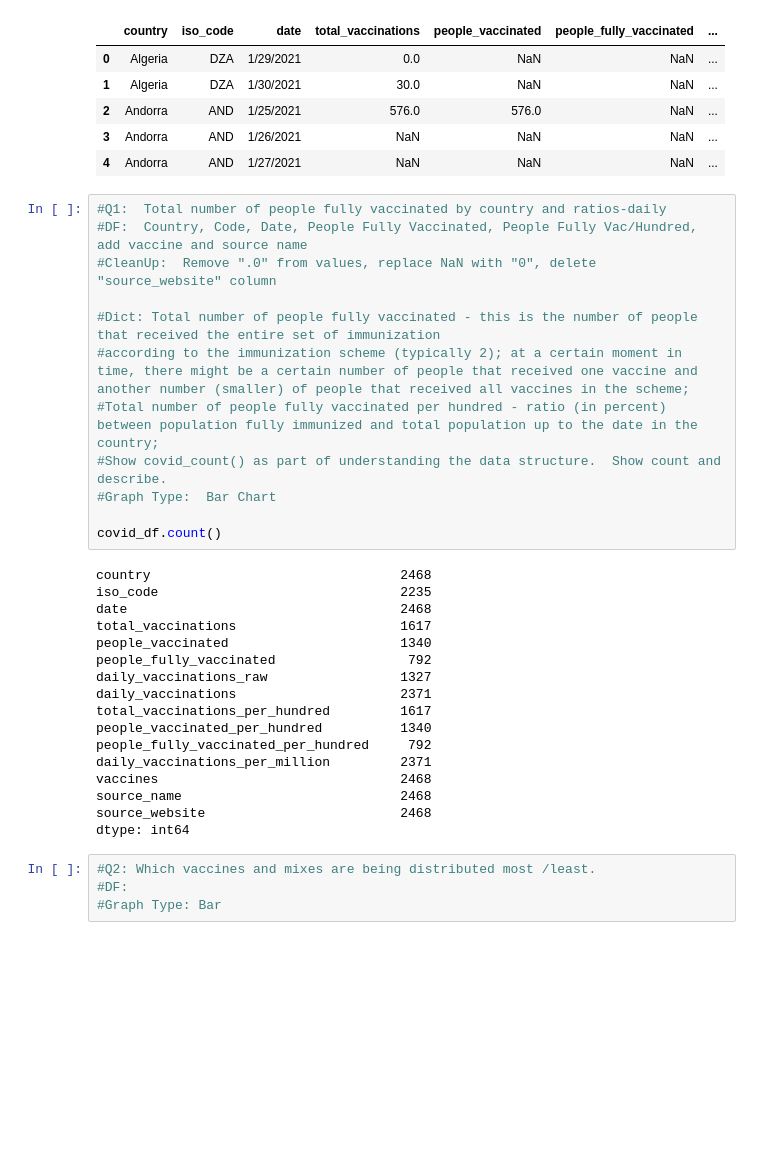
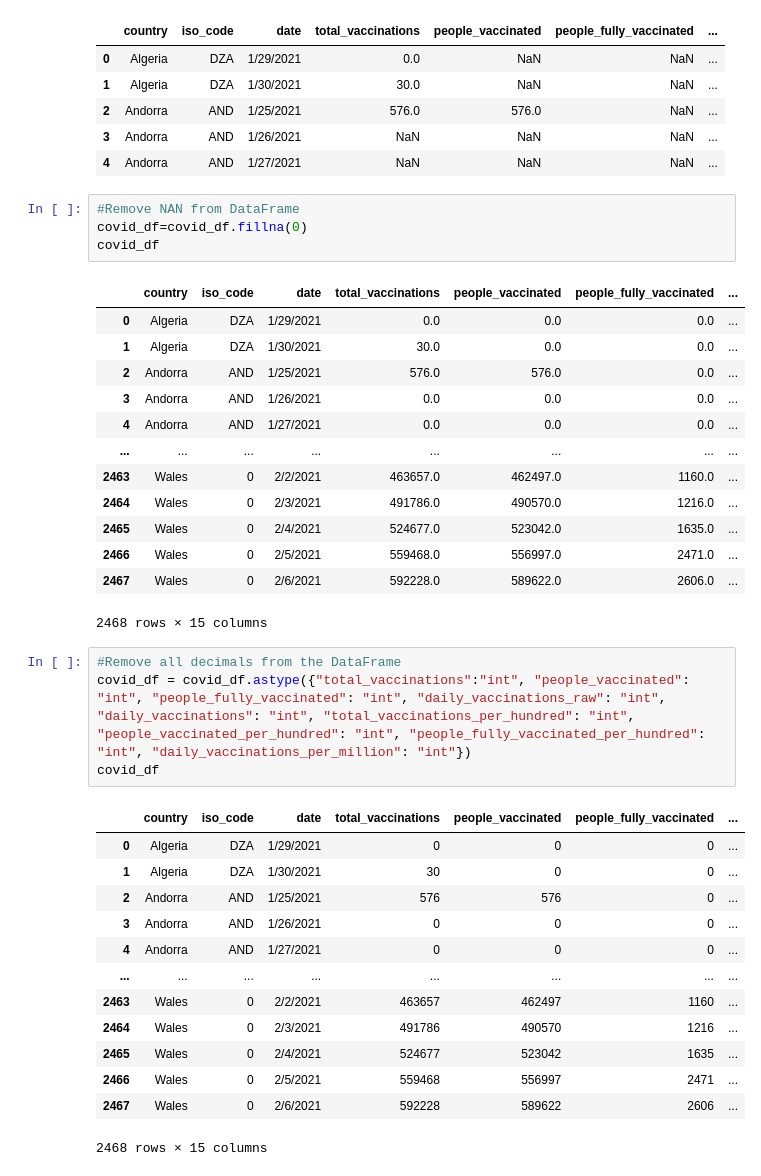
Before and after one commit to mcasiano1/Project-1, a Jupyter notebook: DataExplore_CleanUp.ipynb, the cells around one changed output. Saved outputs shown, nothing was run; the diff lists cells and outputs as text; blank space fills up the shorter version.

Commit message:
Final Push for Clean

```diff
--- a/DataExplore_CleanUp.ipynb
+++ b/DataExplore_CleanUp.ipynb
@@ -17,36 +17,39 @@ covid_df.head()
 | 2 | Andorra | AND | 1/25/2021 | 576.0 | 576.0 | NaN | ... |
 | 3 | Andorra | AND | 1/26/2021 | NaN | NaN | NaN | ... |
 | 4 | Andorra | AND | 1/27/2021 | NaN | NaN | NaN | ... |
-# %%
-#Q1:  Total number of people fully vaccinated by country and ratios-daily
-#DF:  Country, Code, Date, People Fully Vaccinated, People Fully Vac/Hundred, add vaccine and source name
-#CleanUp:  Remove ".0" from values, replace NaN with "0", delete "source_website" column
-
-#Dict: Total number of people fully vaccinated - this is the number of people that received the entire set of immunization
-#according to the immunization scheme (typically 2); at a certain moment in time, there might be a certain number of people that received one vaccine and another number (smaller) of people that received all vaccines in the scheme;
-#Total number of people fully vaccinated per hundred - ratio (in percent) between population fully immunized and total population up to the date in the country;
-#Show covid_count() as part of understanding the data structure.  Show count and describe.
-#Graph Type:  Bar Chart
-
-covid_df.count()
-# %% [output]
-country                                2468
-iso_code                               2235
-date                                   2468
-total_vaccinations                     1617
-people_vaccinated                      1340
-people_fully_vaccinated                 792
-daily_vaccinations_raw                 1327
-daily_vaccinations                     2371
-total_vaccinations_per_hundred         1617
-people_vaccinated_per_hundred          1340
-people_fully_vaccinated_per_hundred     792
-daily_vaccinations_per_million         2371
-vaccines                               2468
-source_name                            2468
-source_website                         2468
-dtype: int64
-# %%
-#Q2: Which vaccines and mixes are being distributed most /least.
-#DF:
-#Graph Type: Bar
+# %%
+#Remove NAN from DataFrame
+covid_df=covid_df.fillna(0)
+covid_df
+# %% [output]
+|  | country | iso_code | date | total_vaccinations | people_vaccinated | people_fully_vaccinated | ... |
+| 0 | Algeria | DZA | 1/29/2021 | 0.0 | 0.0 | 0.0 | ... |
+| 1 | Algeria | DZA | 1/30/2021 | 30.0 | 0.0 | 0.0 | ... |
+| 2 | Andorra | AND | 1/25/2021 | 576.0 | 576.0 | 0.0 | ... |
+| 3 | Andorra | AND | 1/26/2021 | 0.0 | 0.0 | 0.0 | ... |
+| 4 | Andorra | AND | 1/27/2021 | 0.0 | 0.0 | 0.0 | ... |
+| ... | ... | ... | ... | ... | ... | ... | ... |
+| 2463 | Wales | 0 | 2/2/2021 | 463657.0 | 462497.0 | 1160.0 | ... |
+| 2464 | Wales | 0 | 2/3/2021 | 491786.0 | 490570.0 | 1216.0 | ... |
+| 2465 | Wales | 0 | 2/4/2021 | 524677.0 | 523042.0 | 1635.0 | ... |
+| 2466 | Wales | 0 | 2/5/2021 | 559468.0 | 556997.0 | 2471.0 | ... |
+| 2467 | Wales | 0 | 2/6/2021 | 592228.0 | 589622.0 | 2606.0 | ... |
+2468 rows × 15 columns
+# %%
+#Remove all decimals from the DataFrame
+covid_df = covid_df.astype({"total_vaccinations":"int", "people_vaccinated": "int", "people_fully_vaccinated": "int", "daily_vaccinations_raw": "int", "daily_vaccinations": "int", "total_vaccinations_per_hundred": "int", "people_vaccinated_per_hundred": "int", "people_fully_vaccinated_per_hundred": "int", "daily_vaccinations_per_million": "int"})
+covid_df
+# %% [output]
+|  | country | iso_code | date | total_vaccinations | people_vaccinated | people_fully_vaccinated | ... |
+| 0 | Algeria | DZA | 1/29/2021 | 0 | 0 | 0 | ... |
+| 1 | Algeria | DZA | 1/30/2021 | 30 | 0 | 0 | ... |
+| 2 | Andorra | AND | 1/25/2021 | 576 | 576 | 0 | ... |
+| 3 | Andorra | AND | 1/26/2021 | 0 | 0 | 0 | ... |
+| 4 | Andorra | AND | 1/27/2021 | 0 | 0 | 0 | ... |
+| ... | ... | ... | ... | ... | ... | ... | ... |
+| 2463 | Wales | 0 | 2/2/2021 | 463657 | 462497 | 1160 | ... |
+| 2464 | Wales | 0 | 2/3/2021 | 491786 | 490570 | 1216 | ... |
+| 2465 | Wales | 0 | 2/4/2021 | 524677 | 523042 | 1635 | ... |
+| 2466 | Wales | 0 | 2/5/2021 | 559468 | 556997 | 2471 | ... |
+| 2467 | Wales | 0 | 2/6/2021 | 592228 | 589622 | 2606 | ... |
+2468 rows × 15 columns
```
Also changed, not shown: parts of 3 cells of this notebook.
